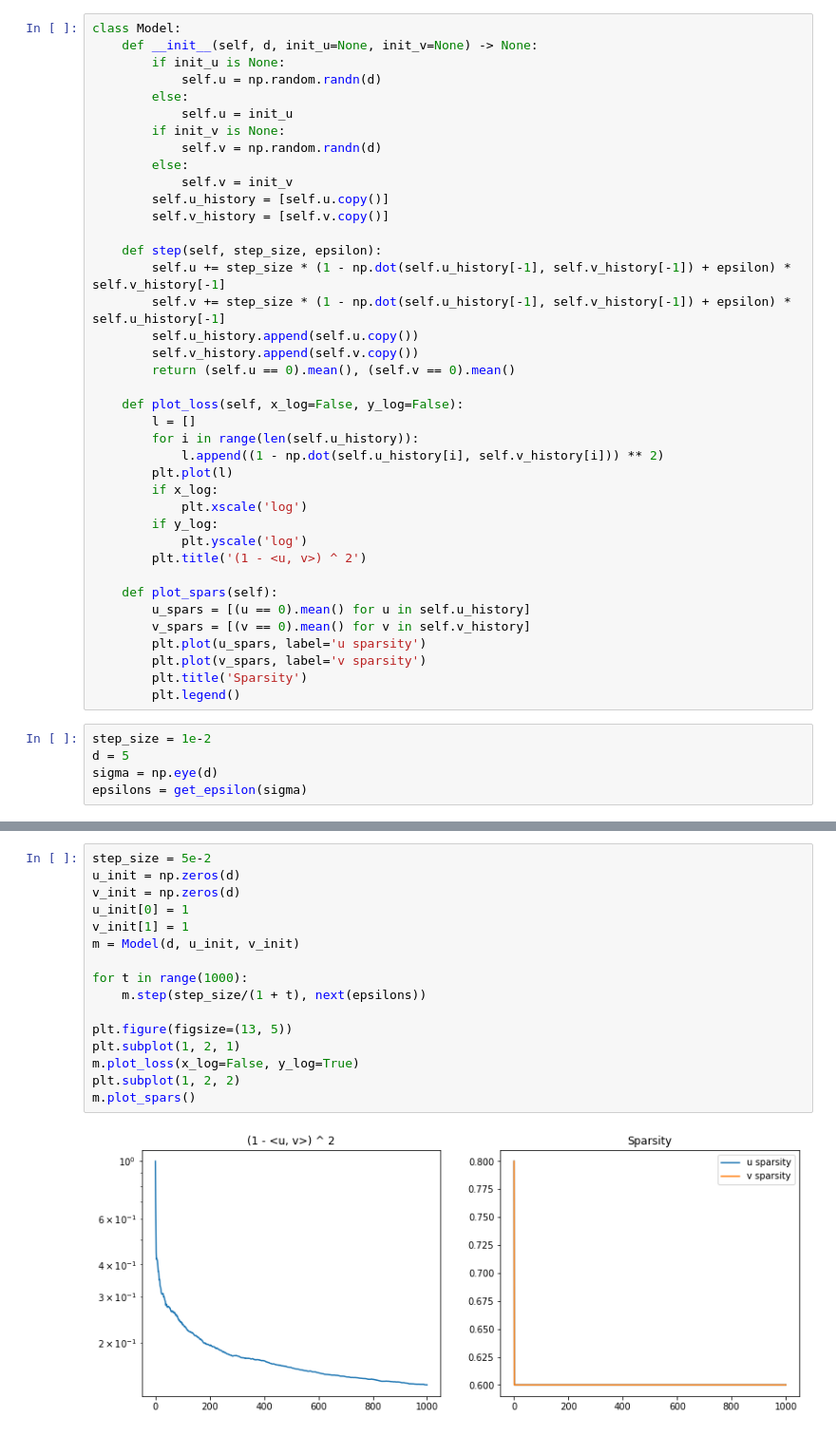
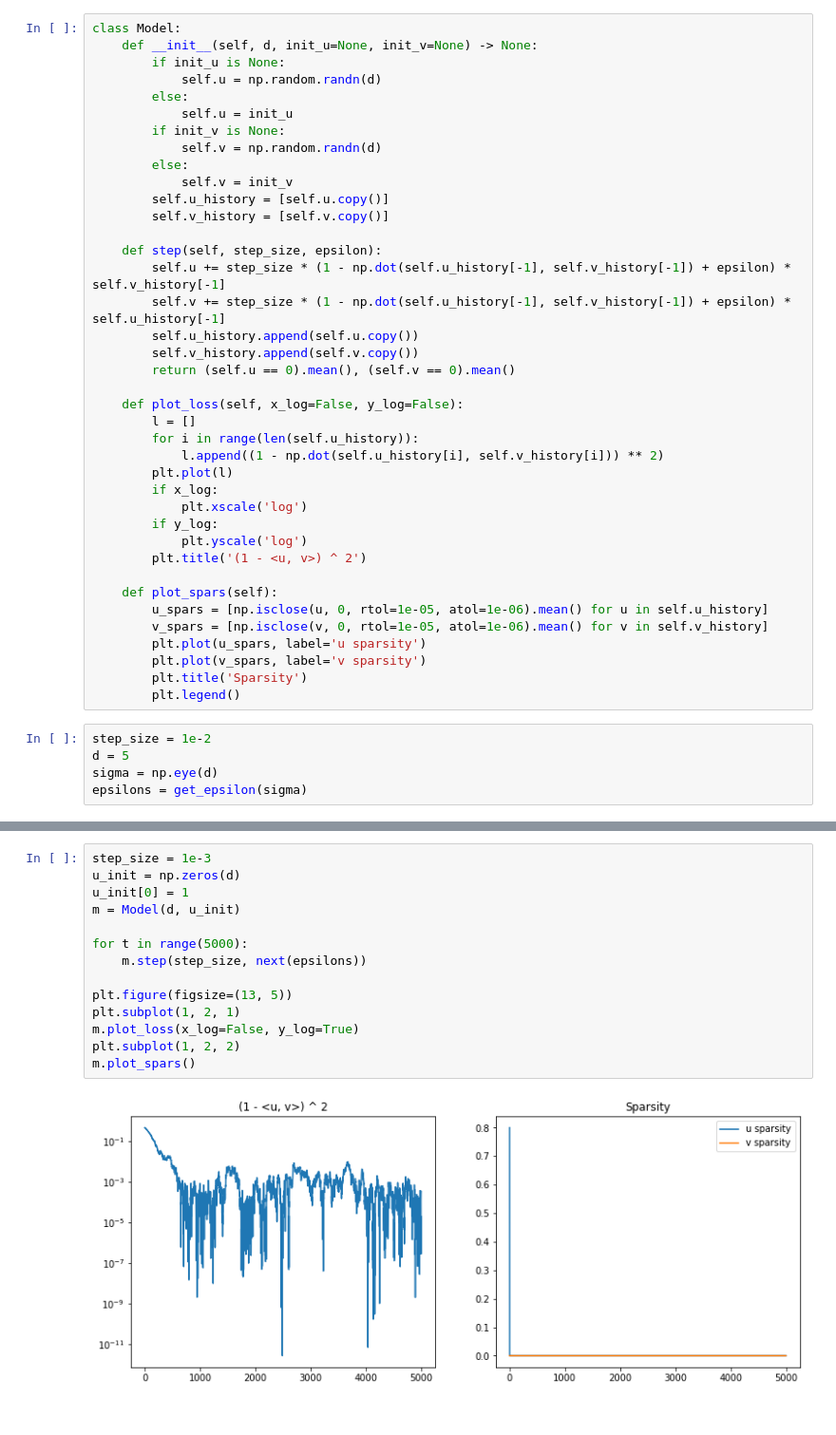
Before and after one commit to ris-iris/experiments, a Jupyter notebook: simple_case.ipynb, the cells around one changed output, grey strips where cells are left out. Shown at 95% size. Saved outputs shown, nothing was run; the diff lists cells and outputs as text.

Commit message:
change from == to isclose

```diff
--- a/simple_case.ipynb
+++ b/simple_case.ipynb
@@ -40,8 +40,8 @@ class Model:
         plt.title('(1 - <u, v>) ^ 2')
 
     def plot_spars(self):
-        u_spars = [(u == 0).mean() for u in self.u_history]
-        v_spars = [(v == 0).mean() for v in self.v_history]
+        u_spars = [np.isclose(u, 0, rtol=1e-05, atol=1e-06).mean() for u in self.u_history]
+        v_spars = [np.isclose(v, 0, rtol=1e-05, atol=1e-06).mean() for v in self.v_history]
         plt.plot(u_spars, label='u sparsity')
         plt.plot(v_spars, label='v sparsity')
         plt.title('Sparsity')
@@ -72,18 +72,16 @@ m.plot_spars()
 # %%
-step_size = 5e-2
+step_size = 1e-3
 u_init = np.zeros(d)
-v_init = np.zeros(d)
 u_init[0] = 1
-v_init[1] = 1
-m = Model(d, u_init, v_init)
+m = Model(d, u_init)
 
-for t in range(1000):
-    m.step(step_size/(1 + t), next(epsilons))
+for t in range(5000):
+    m.step(step_size, next(epsilons))
 
 plt.figure(figsize=(13, 5))
 plt.subplot(1, 2, 1)
 m.plot_loss(x_log=False, y_log=True)
 plt.subplot(1, 2, 2)
 m.plot_spars()
 # %% [output]
-[figure, old version]
+[figure, new version]
```
Also changed, not shown: parts of 2 cells of this notebook.
